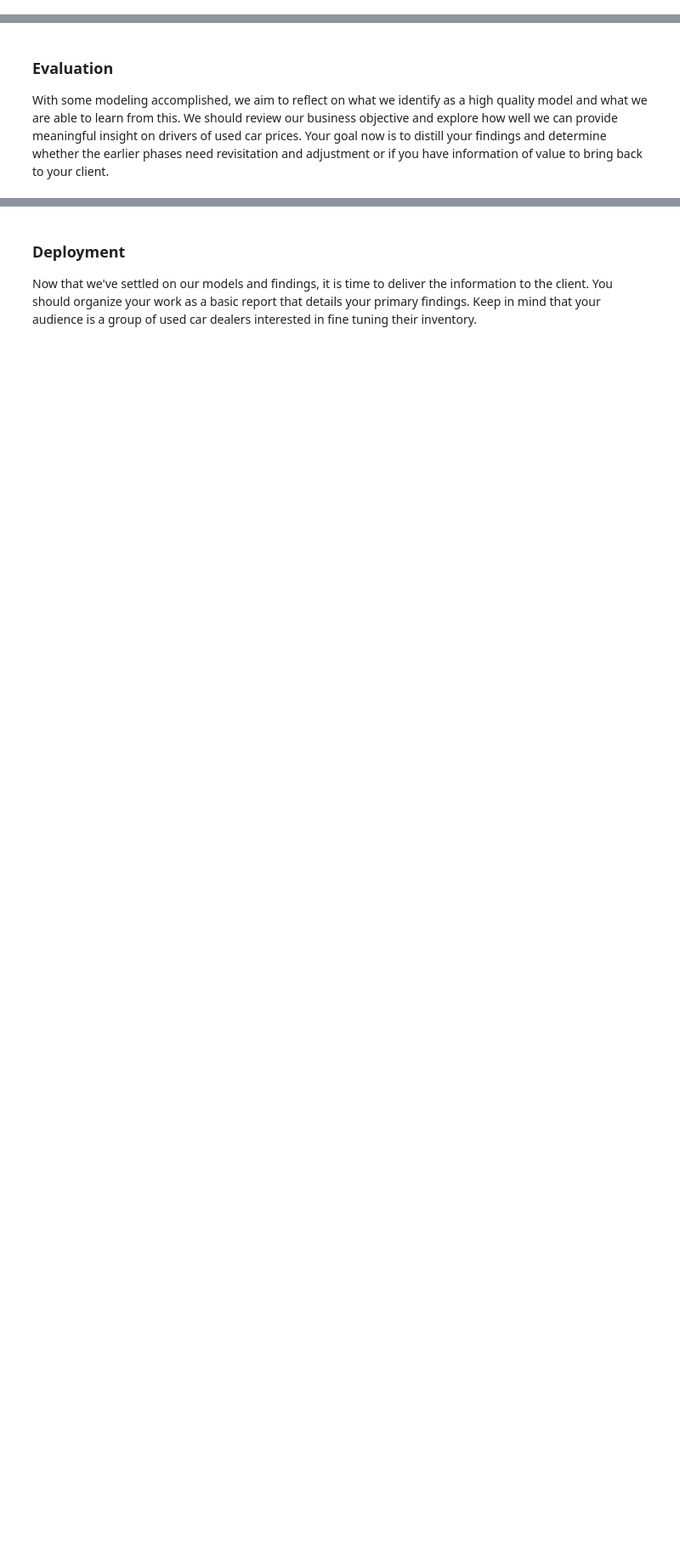
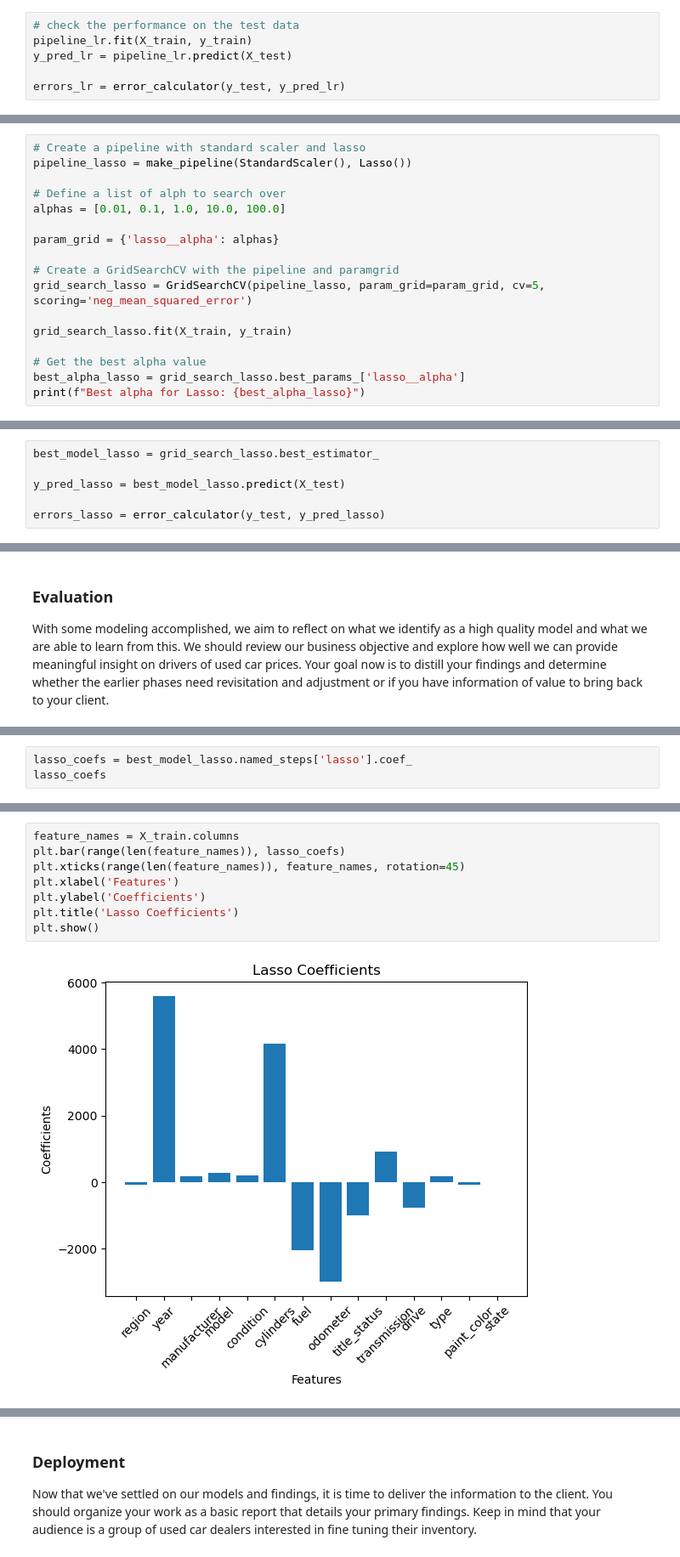
Before and after one commit to Hoomaaan/What-Drives-Prices-of-a-Car, a Jupyter notebook: prompt_II.ipynb, the cells around one changed output, grey strips where cells are left out. Shown at 85% size. Cells and saved outputs as stored; diff of their text form; blank space fills up the shorter version.

Commit message:
creating models and evaluations

```diff
--- a/prompt_II.ipynb
+++ b/prompt_II.ipynb
@@ -495,0 +527,6 @@ For this part, I fitted three models:
+# %%
+# check the performance on the test data
+pipeline_lr.fit(X_train, y_train)
+y_pred_lr = pipeline_lr.predict(X_test)
+
+errors_lr = error_calculator(y_test, y_pred_lr)
@@ -495,0 +574,17 @@ For this part, I fitted three models:
+# %%
+# Create a pipeline with standard scaler and lasso
+pipeline_lasso = make_pipeline(StandardScaler(), Lasso())
+
+# Define a list of alph to search over
+alphas = [0.01, 0.1, 1.0, 10.0, 100.0]
+
+param_grid = {'lasso__alpha': alphas}
+
+# Create a GridSearchCV with the pipeline and paramgrid
+grid_search_lasso = GridSearchCV(pipeline_lasso, param_grid=param_grid, cv=5, scoring='neg_mean_squared_error')
+
+grid_search_lasso.fit(X_train, y_train)
+
+# Get the best alpha value
+best_alpha_lasso = grid_search_lasso.best_params_['lasso__alpha']
+print(f"Best alpha for Lasso: {best_alpha_lasso}")
@@ -495,0 +593,6 @@ For this part, I fitted three models:
+# %%
+best_model_lasso = grid_search_lasso.best_estimator_
+
+y_pred_lasso = best_model_lasso.predict(X_test)
+
+errors_lasso = error_calculator(y_test, y_pred_lasso)
@@ -499,0 +625,3 @@ With some modeling accomplished, we aim to reflect on what we identify as a high
+# %%
+lasso_coefs = best_model_lasso.named_steps['lasso'].coef_
+lasso_coefs
@@ -499,0 +653,10 @@ With some modeling accomplished, we aim to reflect on what we identify as a high
+# %%
+feature_names = X_train.columns
+plt.bar(range(len(feature_names)), lasso_coefs)
+plt.xticks(range(len(feature_names)), feature_names, rotation=45)
+plt.xlabel('Features')
+plt.ylabel('Coefficients')
+plt.title('Lasso Coefficients')
+plt.show()
+# %% [output]
+[figure, added]
```
Also changed, not shown: parts of 24 cells of this notebook.
